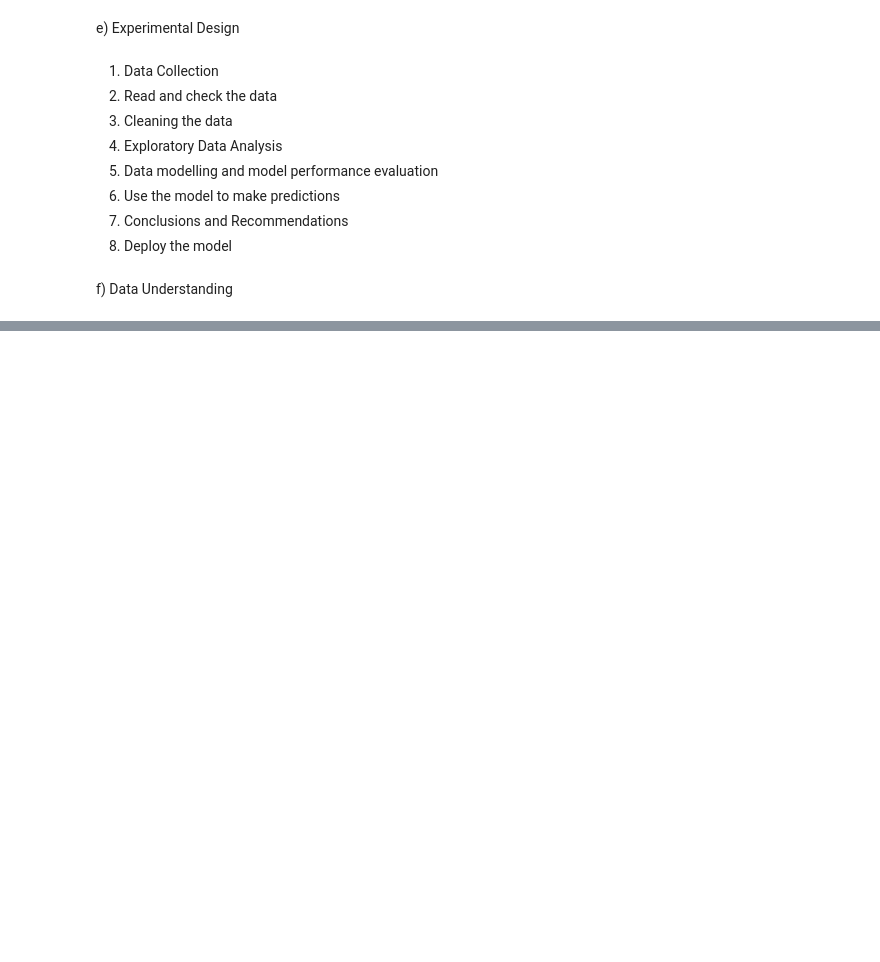
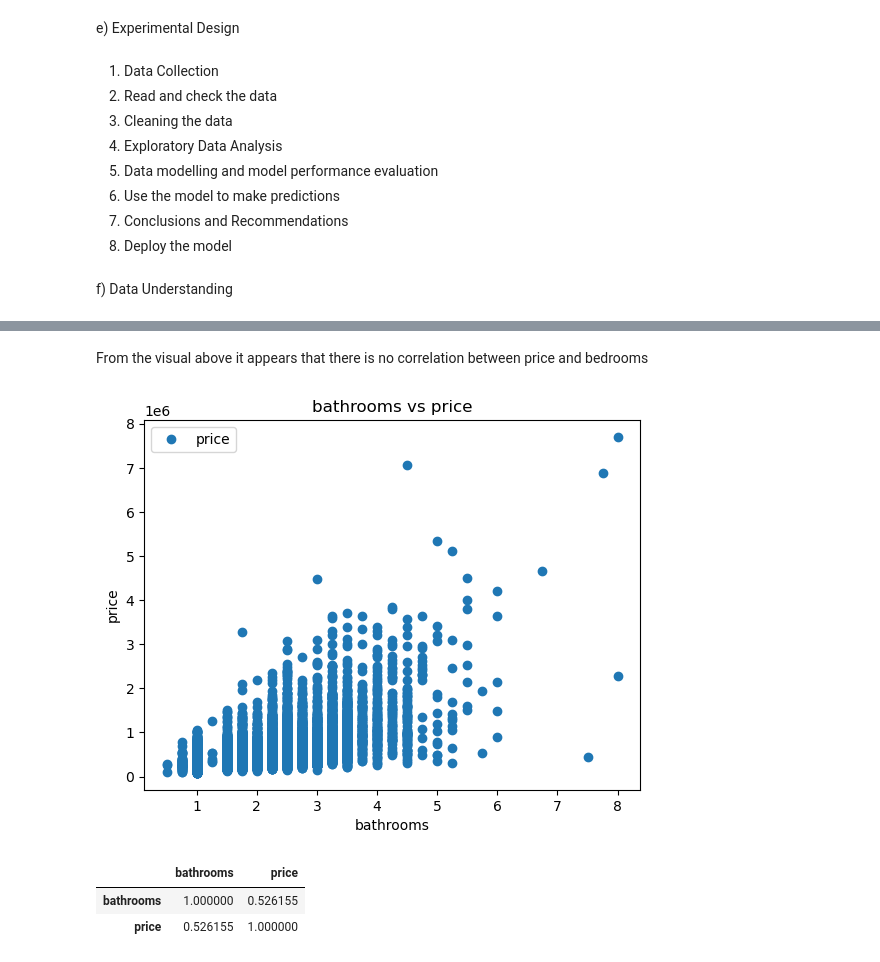
Before and after one commit to kemboielly/realestate-insight-phase2, a Jupyter notebook: student.ipynb, the cells around one changed output, grey strips where cells are left out. Saved outputs shown, nothing was run; the diff lists cells and outputs as text; code cells hidden in the pictures; blank space fills up the shorter version.

```diff
--- a/student.ipynb
+++ b/student.ipynb
@@ -248,0 +235,14 @@ df[['bedrooms','price']].corr()
+# %% [markdown]
+From the visual above it appears that there is no correlation between price and bedrooms
+# %%
+df.plot(x='bathrooms', y='price', style='o')
+plt.title('bathrooms vs price')
+plt.xlabel('bathrooms')
+plt.ylabel('price')
+plt.show()
+df[['bathrooms','price']].corr()
+# %% [output]
+[figure, added]
+|  | bathrooms | price |
+| bathrooms | 1.000000 | 0.526155 |
+| price | 0.526155 | 1.000000 |
```
Also changed, not shown: parts of 71 cells of this notebook.
